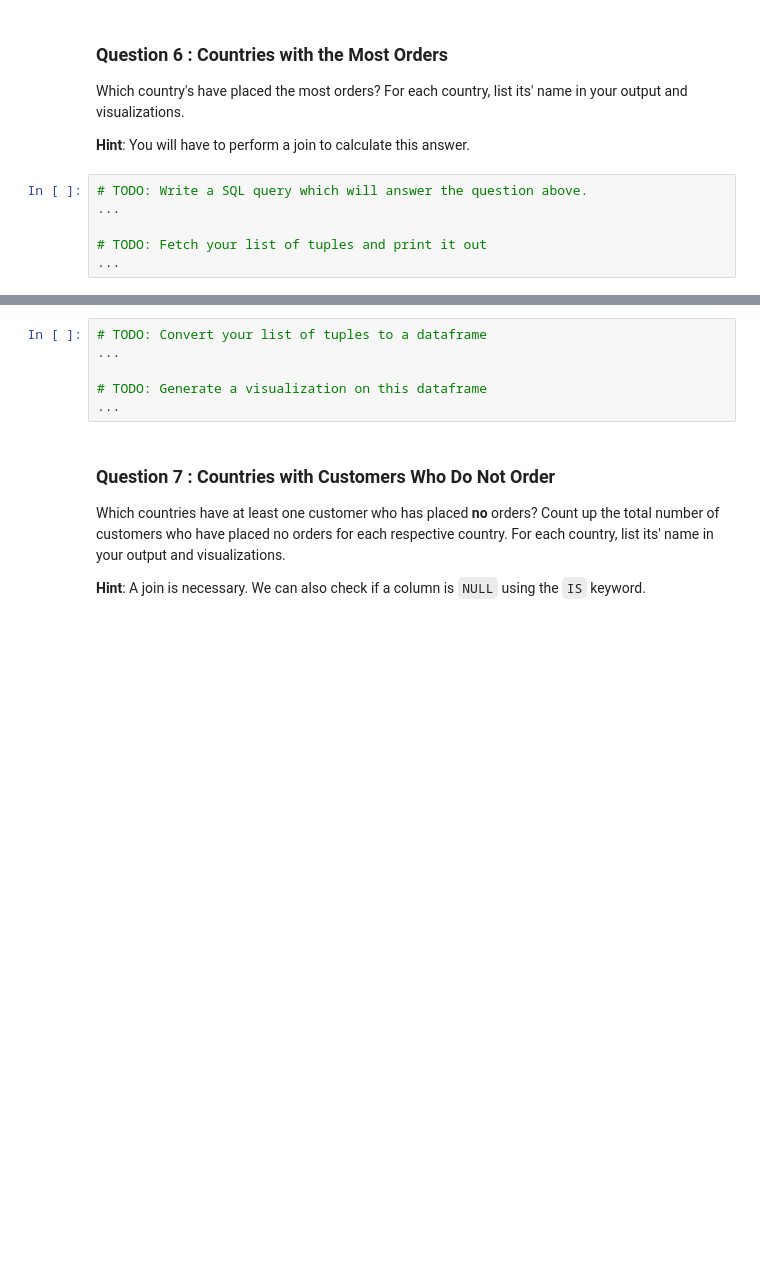
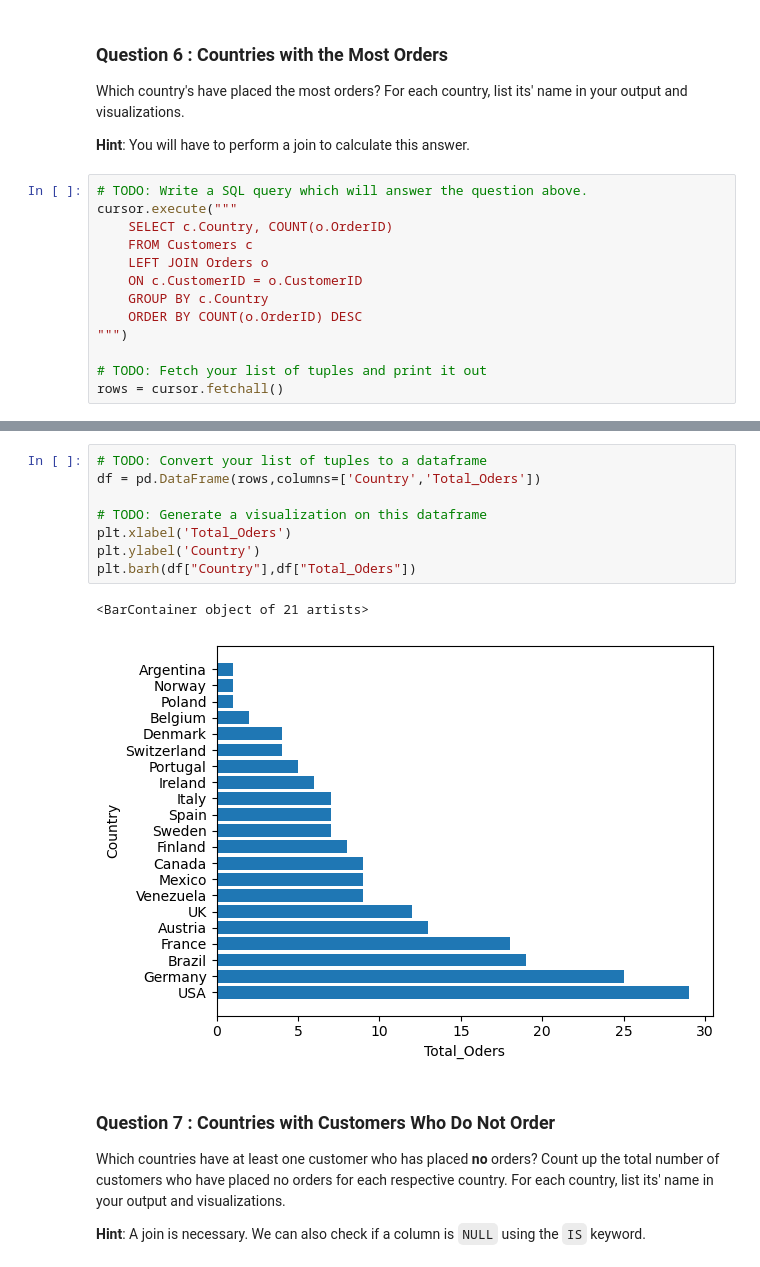
Before and after one commit to kai2233/ad-hoc-analysis, a Jupyter notebook: adhoc_report.ipynb, the cells around one changed output, grey strips where cells are left out. Cells and saved outputs as stored; diff of their text form; blank space fills up the shorter version.

```diff
--- a/adhoc_report.ipynb
+++ b/adhoc_report.ipynb
@@ -187,7 +187,14 @@ Which country's have placed the most orders? For each country, list its' name in
 **Hint**: You will have to perform a join to calculate this answer.
 # %%
 # TODO: Write a SQL query which will answer the question above.
-...
+cursor.execute("""
+    SELECT c.Country, COUNT(o.OrderID)
+    FROM Customers c
+    LEFT JOIN Orders o
+    ON c.CustomerID = o.CustomerID
+    GROUP BY c.Country
+    ORDER BY COUNT(o.OrderID) DESC
+""")
 
 # TODO: Fetch your list of tuples and print it out
-...
+rows = cursor.fetchall()
@@ -194,9 +219,14 @@ Which country's have placed the most orders? For each country, list its' name in
 # %%
 # TODO: Convert your list of tuples to a dataframe
-...
+df = pd.DataFrame(rows,columns=['Country','Total_Oders'])
 
 # TODO: Generate a visualization on this dataframe
-...
+plt.xlabel('Total_Oders')
+plt.ylabel('Country')
+plt.barh(df["Country"],df["Total_Oders"])
+# %% [output]
+<BarContainer object of 21 artists>
+[figure, added]
 # %% [markdown]
 ### Question 7 : Countries with Customers Who Do Not Order
 
```
Also changed, not shown: parts of 5 cells of this notebook.
